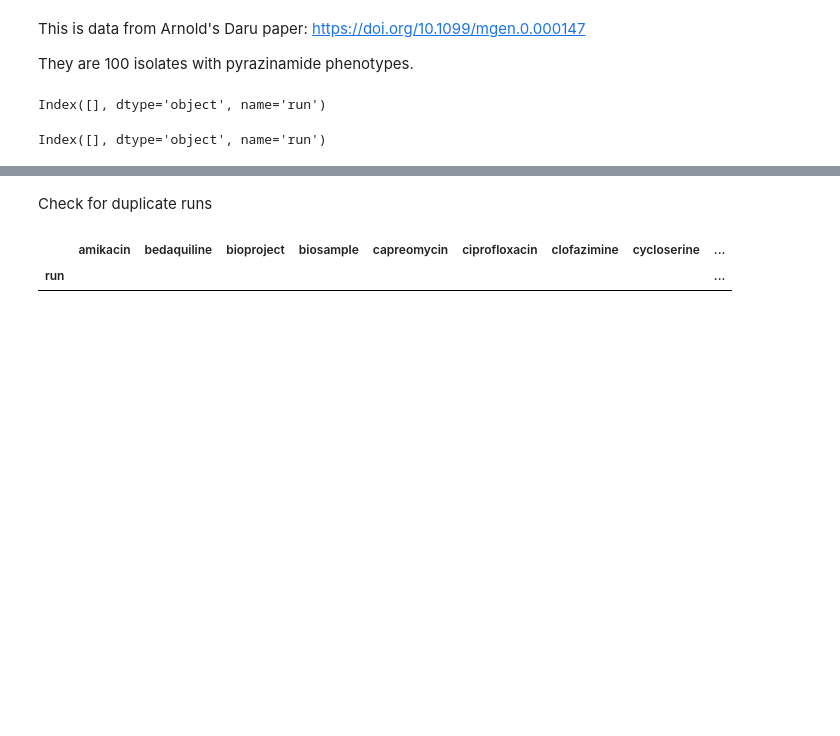
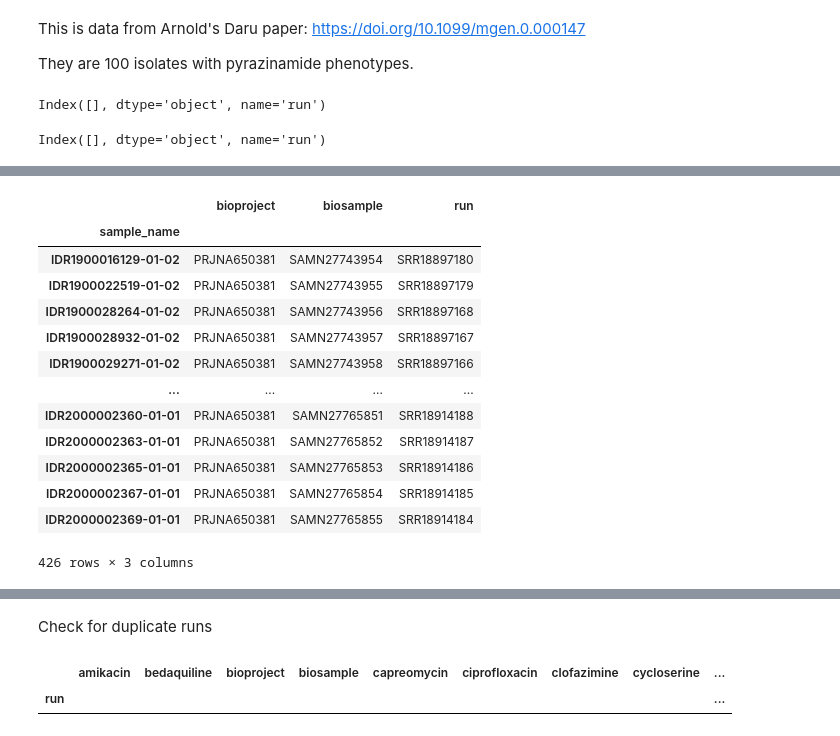
Before and after one commit to mbhall88/WHO-correspondence, a Jupyter notebook: workflow/notebooks/data-cleaning.ipynb, the cells around one changed output, grey strips where cells are left out. Saved outputs shown, nothing was run; the diff lists cells and outputs as text; code cells hidden in the pictures; blank space fills up the shorter version.

```diff
--- a/workflow/notebooks/data-cleaning.ipynb
+++ b/workflow/notebooks/data-cleaning.ipynb
@@ -584,0 +621,22 @@ non_who_df = non_who_df.replace("nan", None).replace("N", None)
+# %%
+smith_accs = pd.read_csv("../../docs/smith-PRJNA650381.tsv", sep="\t")
+smith_accs.rename(columns={"accession": "run", "bioproject_accession": "bioproject", "biosample_accession": "biosample"}, inplace=True)
+smith_accs.set_index("sample_name", verify_integrity=True, inplace=True)
+keep_cols = ["bioproject", "biosample", "run"]
+smith_accs = smith_accs.loc[:,keep_cols]
+smith_accs
+# %% [output]
+|  | bioproject | biosample | run |
+| sample_name |  |  |  |
+| IDR1900016129-01-02 | PRJNA650381 | SAMN27743954 | SRR18897180 |
+| IDR1900022519-01-02 | PRJNA650381 | SAMN27743955 | SRR18897179 |
+| IDR1900028264-01-02 | PRJNA650381 | SAMN27743956 | SRR18897168 |
+| IDR1900028932-01-02 | PRJNA650381 | SAMN27743957 | SRR18897167 |
+| IDR1900029271-01-02 | PRJNA650381 | SAMN27743958 | SRR18897166 |
+| ... | ... | ... | ... |
+| IDR2000002360-01-01 | PRJNA650381 | SAMN27765851 | SRR18914188 |
+| IDR2000002363-01-01 | PRJNA650381 | SAMN27765852 | SRR18914187 |
+| IDR2000002365-01-01 | PRJNA650381 | SAMN27765853 | SRR18914186 |
+| IDR2000002367-01-01 | PRJNA650381 | SAMN27765854 | SRR18914185 |
+| IDR2000002369-01-01 | PRJNA650381 | SAMN27765855 | SRR18914184 |
+426 rows × 3 columns
```
Also changed, not shown: parts of 10 cells of this notebook, 5 other files.
